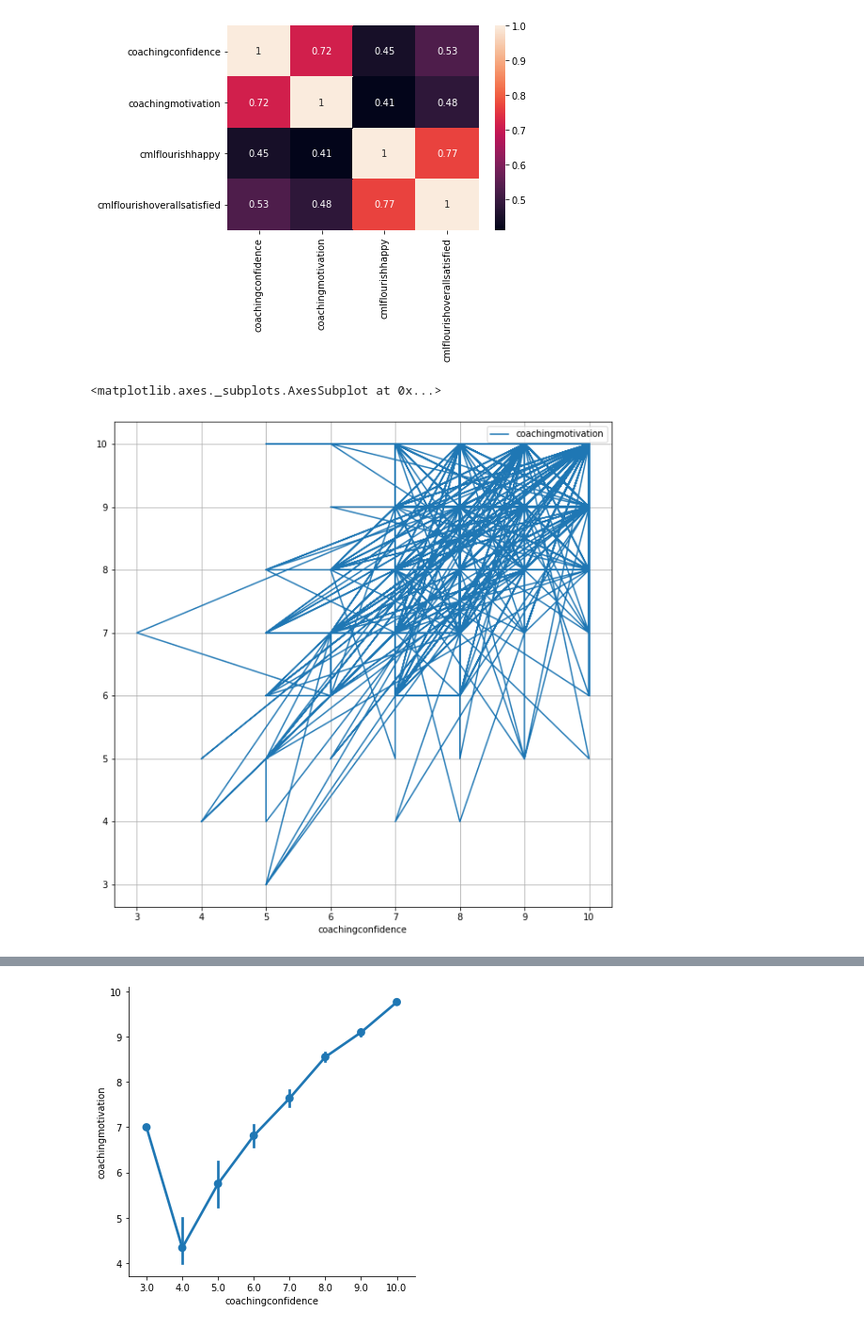
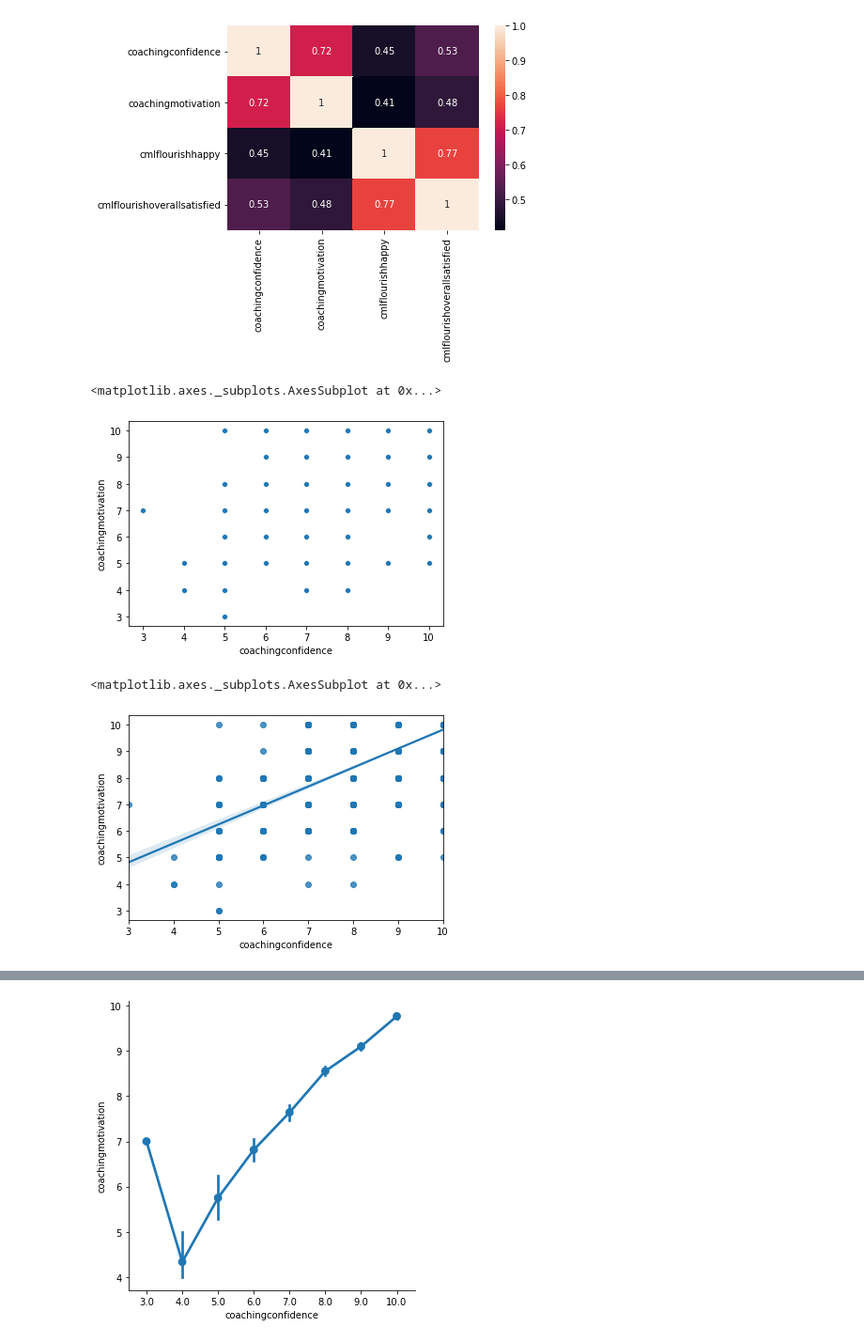
Before and after one commit to darneson1989/2021Coaching, a Jupyter notebook: Survey2021.ipynb, the cells around one changed output, grey strips where cells are left out. Shown at 94% size. Drawn from its saved outputs; the diff is of its cells as text; code cells hidden in the pictures.

```diff
--- a/Survey2021.ipynb
+++ b/Survey2021.ipynb
@@ -490,8 +495,13 @@ sns.heatmap(correlation_mat, annot = True)
 plt.show()
 # %% [output]
 [figure]
-# %%
-small_survey.plot(x='coachingconfidence', y='coachingmotivation',kind='line', figsize=(10, 10), grid=True)
-# %% [output]
-<matplotlib.axes._subplots.AxesSubplot at 0x...>
-[figure, removed]
+# %%
+sns.scatterplot(x='coachingconfidence', y='coachingmotivation', data=small_survey)
+# %% [output]
+<matplotlib.axes._subplots.AxesSubplot at 0x...>
+[figure, added]
+# %%
+sns.regplot(x='coachingconfidence', y='coachingmotivation', data=small_survey)
+# %% [output]
+<matplotlib.axes._subplots.AxesSubplot at 0x...>
+[figure, added]
```
Also changed, not shown: parts of 21 cells of this notebook.
